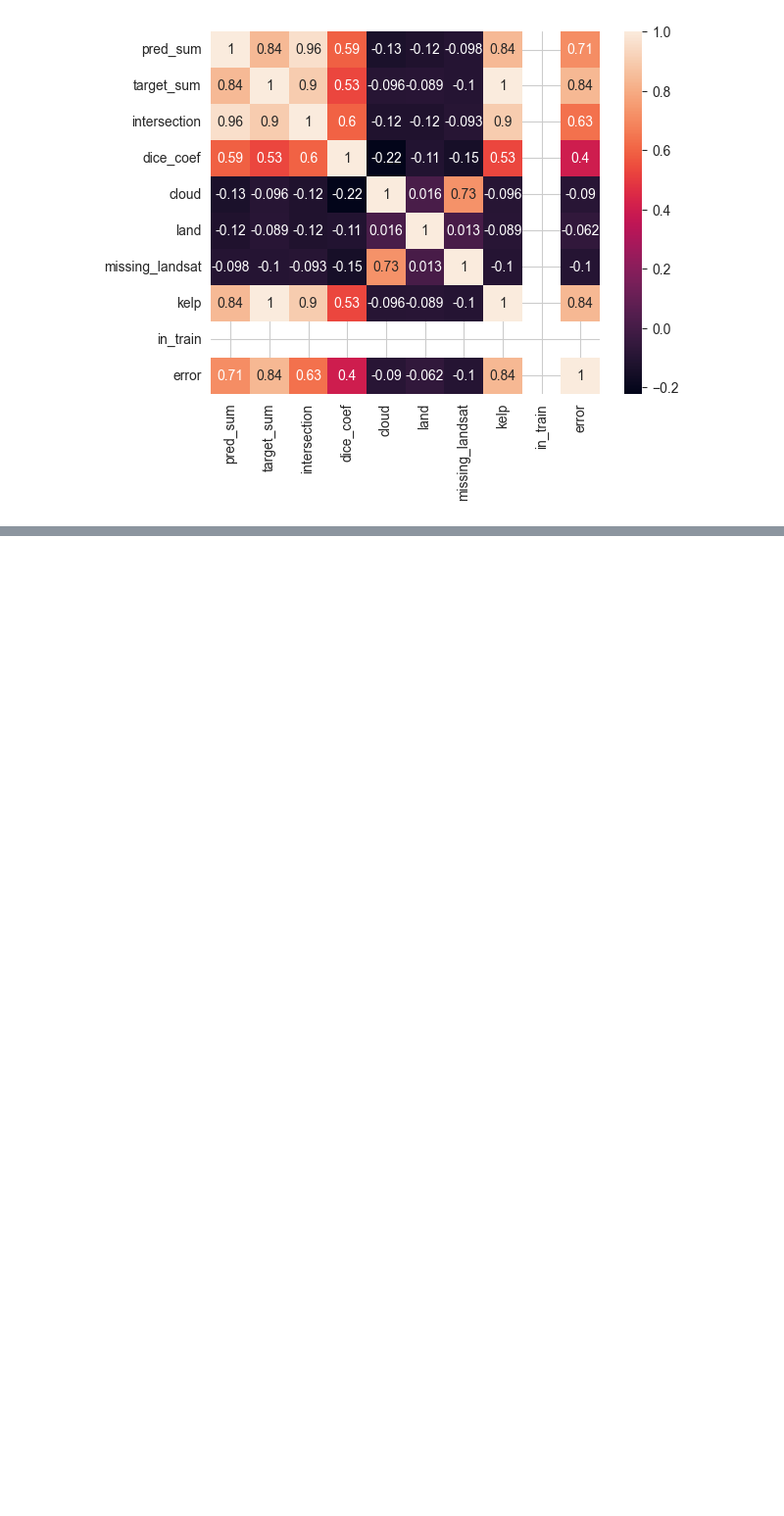
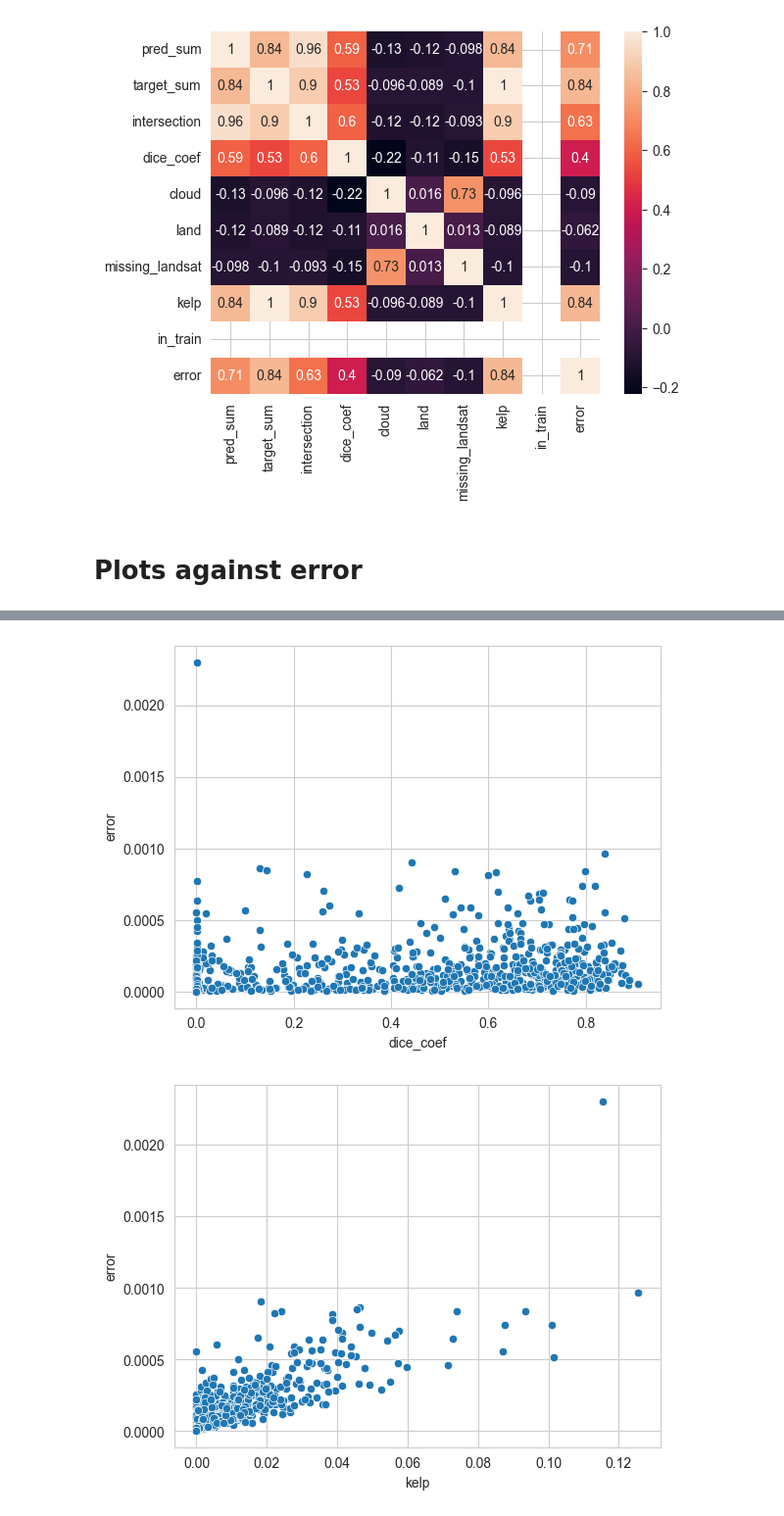
Before and after one commit to TeamEpochGithub/iv-q2-detect-kelp, a Jupyter notebook: notebooks/analyze_preds.ipynb, the cells around one changed output, grey strips where cells are left out. Shown at 98% size. Drawn from its saved outputs; the diff is of its cells as text; code cells hidden in the pictures; blank space fills up the shorter version.

Commit message:
add more plots and instructions

```diff
--- a/notebooks/analyze_preds.ipynb
+++ b/notebooks/analyze_preds.ipynb
@@ -98,10 +105,11 @@ sns.heatmap(corr, annot=True)
 plt.show()
 # %% [output]
 [figure]
+# %% [markdown]
+# Plots against error
 # %%
-# Plot scatterplots of dice coefficient, against kelp, land, cloud and missing_landsat, with plotly
-import plotly.express as px
+# Plot scatterplots of error
 for col in ['dice_coef','kelp', 'land', 'cloud', 'missing_landsat']:
-    fig = px.scatter(results, x=col, y='error')
-    fig.show()
+    sns.scatterplot(data=results, x=col, y='error')
+    plt.show()
 # %% [output]
@@ -112,0 +116,2 @@ for col in ['dice_coef','kelp', 'land', 'cloud', 'missing_landsat']:
+[figure, added]
+[figure, added]
```
Also changed, not shown: parts of 8 cells of this notebook.
